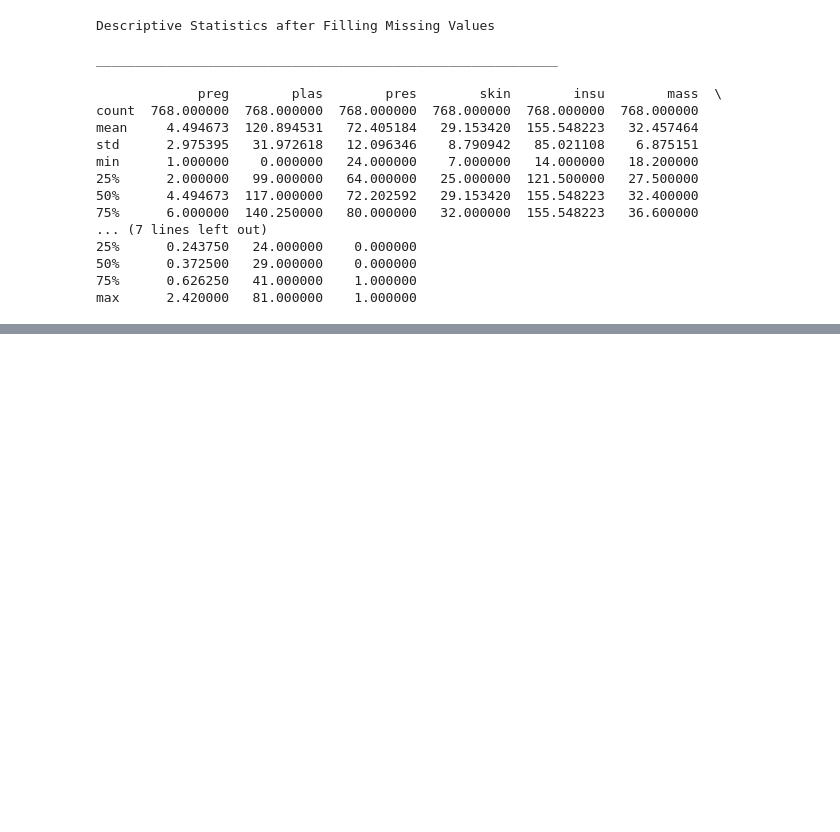
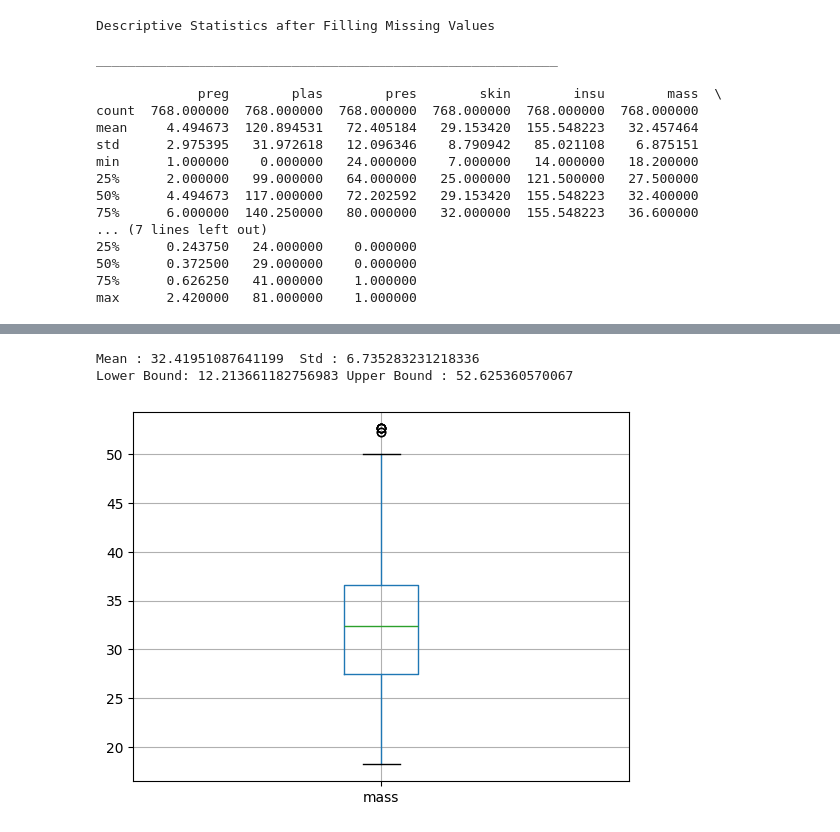
Before and after one commit to RajeshPatil-DataEngineer/Biomedical_Data_Analysis, a Jupyter notebook: Biomedical_Data_Analysis.ipynb, the cells around one changed output, grey strips where cells are left out. Cells and saved outputs as stored; diff of their text form; code cells hidden in the pictures; blank space fills up the shorter version.

```diff
--- a/Biomedical_Data_Analysis.ipynb
+++ b/Biomedical_Data_Analysis.ipynb
@@ -150,0 +167,17 @@ df.boxplot
+# %%
+#Clip the values (for demostration; be cautious with clipping)
+mass_mean = df["mass"].mean()
+mass_std = df["mass"].std()
+print(f"Mean : {mass_mean}  Std : {mass_std}")
+
+lower_bound = mass_mean - 3 * mass_std
+upper_bound = mass_mean + 3 * mass_std
+print(f"Lower Bound: {lower_bound} Upper Bound : {upper_bound}")
+
+df["mass"] = df["mass"].clip(lower = lower_bound, upper = upper_bound)
+df.boxplot(column = "mass")
+plt.show()
+# %% [output]
+Mean : 32.41951087641199  Std : 6.735283231218336
+Lower Bound: 12.213661182756983 Upper Bound : 52.625360570067
+[figure, added]
```
Also changed, not shown: parts of 6 cells of this notebook.
